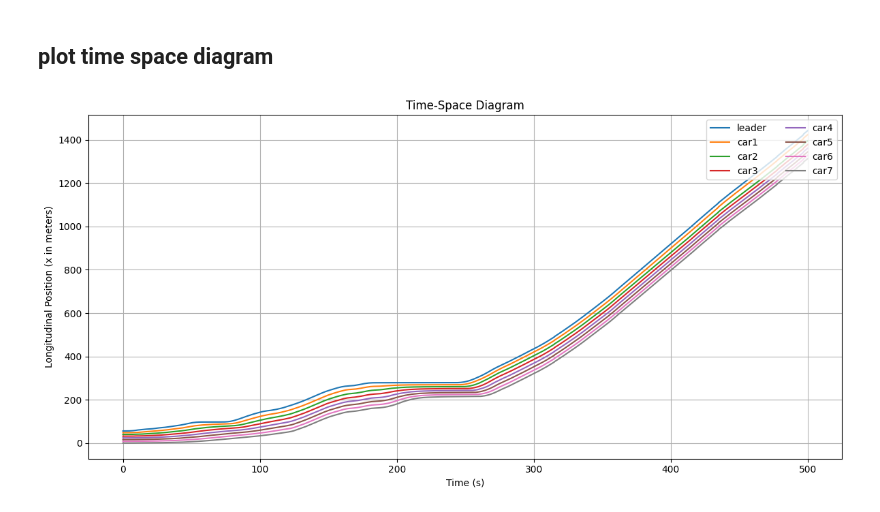
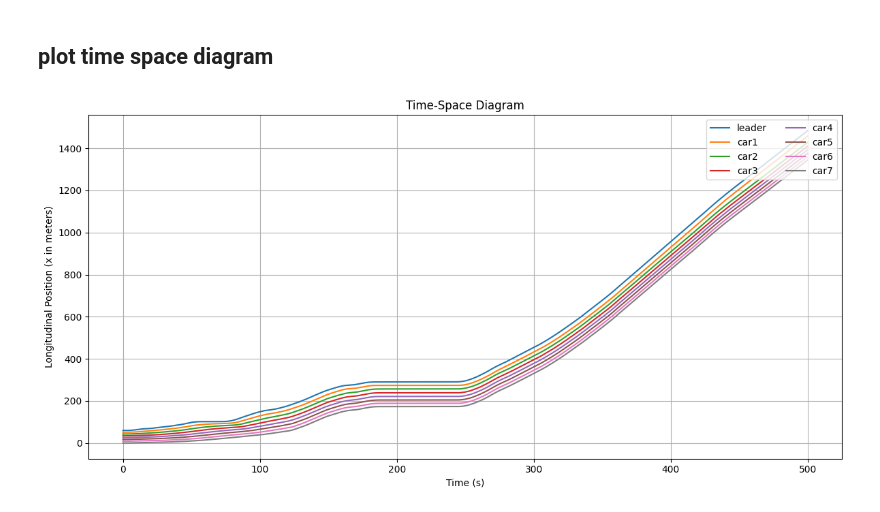
Before and after one commit to shihabict/carla_simulation, a Jupyter notebook: research/analysis_recorded_data.ipynb, the cells around one changed output. Saved outputs shown, nothing was run; the diff lists cells and outputs as text; code cells hidden in the pictures.

```diff
--- a/research/analysis_recorded_data.ipynb
+++ b/research/analysis_recorded_data.ipynb
@@ -295,7 +292,7 @@ def plot_time_space_diagram(csv_path, start_time=None, end_time=None):
     plt.tight_layout()
     plt.show()
 # %%
-data_path = 'Reports/sim_data_FS_IDM_avg_ref_nV_6_ref25_f0.02.csv'
+data_path = 'Reports/sim_data_FS_IDM_avg_ref_speed_nV_6_ref25_f0.02.csv'
 plot_time_space_diagram(data_path, start_time=0, end_time=1000)
 # %% [output]
-[figure, old version]
+[figure, new version]
```
Also changed, not shown: parts of 6 cells of this notebook, 3 other files.
